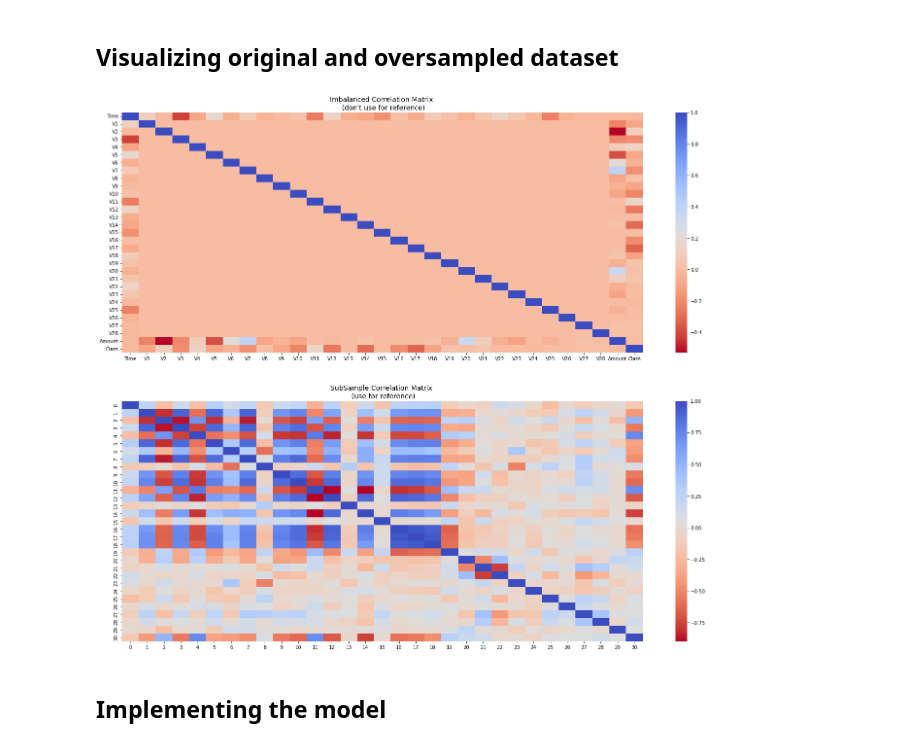
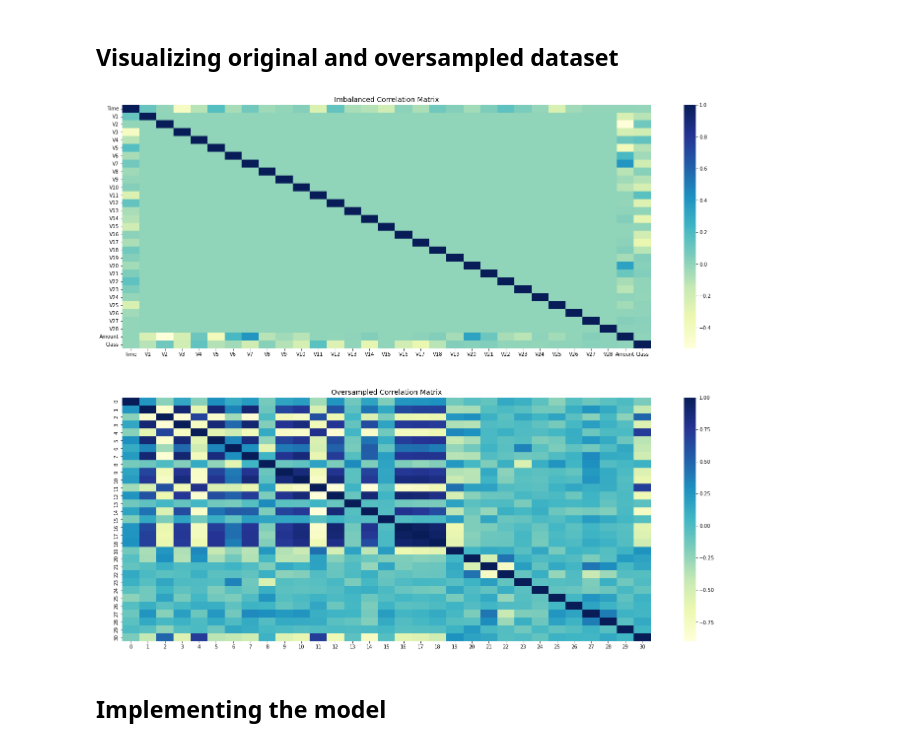
Before and after one commit to supun-priyashan/ML_Assignment2_IT19187242_IT19156484_IT19392172, a Jupyter notebook: Data preprocess and model.ipynb, the cells around one changed output. Cells and saved outputs as stored; diff of their text form; code cells hidden in the pictures.

Commit message:
Fine tuned correlation visualization

```diff
--- a/Data preprocess and model.ipynb
+++ b/Data preprocess and model.ipynb
@@ -50,21 +50,21 @@ Counts of not-fradulent data: 227454
 # %%
 # Make sure we use the subsample in our correlation
 
 f, (ax1, ax2) = plt.subplots(2, 1, figsize=(24,20))
 
 # Entire DataFrame
 corr = df.corr()
-sns.heatmap(corr, cmap='coolwarm_r', annot_kws={'size':20}, ax=ax1)
-ax1.set_title("Imbalanced Correlation Matrix \n (don't use for reference)", fontsize=14)
+sns.heatmap(corr, cmap='YlGnBu', annot_kws={'size':20}, ax=ax1)
+ax1.set_title("Imbalanced Correlation Matrix", fontsize=14)
 
 df2 = np.column_stack([x_train, y_train])
 
 sub_sample_corr = pd.DataFrame(df2).corr()
-sns.heatmap(sub_sample_corr, cmap='coolwarm_r', annot_kws={'size':20}, ax=ax2)
-ax2.set_title('SubSample Correlation Matrix \n (use for reference)', fontsize=14)
+sns.heatmap(sub_sample_corr, cmap='YlGnBu', annot_kws={'size':20}, ax=ax2)
+ax2.set_title('Oversampled Correlation Matrix', fontsize=14)
 plt.show()
 # %% [output]
-[figure, old version]
+[figure, new version]
 # %% [markdown]
 ## Implementing the model
 # %%
```
